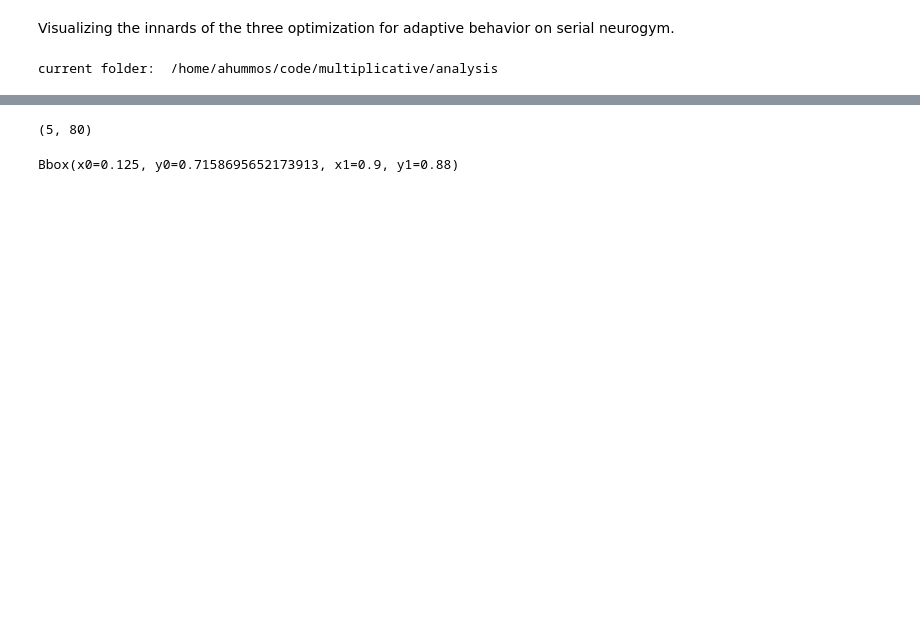
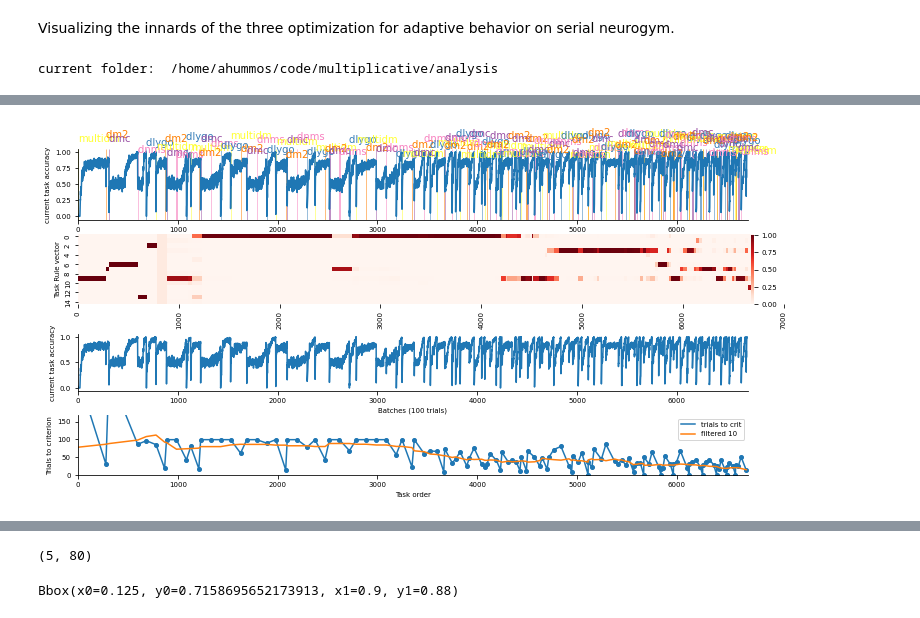
Before and after one commit to hummosa/Thalamus, a Jupyter notebook: analysis/quering_cognitive_disentangler.ipynb, the cells around one changed output, grey strips where cells are left out. Drawn from its saved outputs; the diff is of its cells as text; code cells hidden in the pictures; blank space fills up the shorter version.

```diff
--- a/analysis/quering_cognitive_disentangler.ipynb
+++ b/analysis/quering_cognitive_disentangler.ipynb
@@ -139,10 +68,11 @@ plot_long_term_cluster_discovery(config, training_log, testing_log)
 # %%
-seed = 1
-loops = 0.0
+seed = 2
+loops = 50.0
 task_rule = 1.0
 no_of_tasks = 5
-def load_simulation(data_folder, exp_name, seed, loops, task_rule, no_of_tasks):
-    search_strs=[f'seed{seed}_', f'tasks_{no_of_tasks}_{loops:3.1f}_{task_rule:1.1f}_0.0']
+var4  = 25.0
+def load_simulation(data_folder, exp_name, seed, loops, task_rule, var4, no_of_tasks):
+    search_strs=[f'seed{seed}_', f'tasks_{no_of_tasks}_{loops:3.1f}_{task_rule:1.1f}_{var4:1.1f}']
     testing_logs, test_files = get_logs_and_files(data_folder, exp_name, file_sig='testing_log', search_strs=search_strs)
     training_logs, train_files = get_logs_and_files(data_folder, exp_name, file_sig='training_log', search_strs=search_strs)
     configs, config_files = get_logs_and_files(data_folder, exp_name, file_sig='config', search_strs=search_strs)
@@ -159,4 +89,4 @@ def load_simulation(data_folder, exp_name, seed, loops, task_rule, no_of_tasks):
     return config,training_log,testing_log
 
 
-config, training_log, testing_log = load_simulation(data_folder, 'random_gates_mul', seed, loops, task_rule, no_of_tasks)
+config, training_log, testing_log = load_simulation(data_folder, exp_name, seed, loops, task_rule, var4, no_of_tasks)
@@ -164,0 +93,77 @@ FileNotFoundError: [Errno 2] No such file or directory: './../files/cluster_fu2/
+# %%
+def plot_long_term_cluster_discovery( config, training_log, testing_log):
+    # if len(training_log.bu_context_ids) > 0: context_ids =  training_log.bu_context_ids
+    if len(training_log.td_context_ids) > 0: context_ids =  training_log.td_context_ids
+    elif len(training_log.md_context_ids) > 0: context_ids =  training_log.md_context_ids
+    else:
+        policy_context_id = np.ones([1,config.md_size])/config.md_size
+        context_ids = [policy_context_id.repeat(config.batch_size, 0)] * training_log.stamps[-1]
+
+
+    x0, x1 = 0, training_log.stamps[-1]
+    no_of_values = len(config.tasks)
+    norm = mpl.colors.Normalize(vmin=min([0,no_of_values]), vmax=max([0,no_of_values]))
+    cmap_obj = mpl.cm.get_cmap('Set1') # tab20b tab20
+    cmap = mpl.cm.ScalarMappable(norm=norm, cmap=cmap_obj)
+
+    switches=  training_log.switch_trialxxbatch[:]
+    # switches=  training_log.switch_trialxxbatch[1:] # earlier on I must have added zero as a switch trial
+
+    fig, axes = plt.subplots(4,1, figsize=[12,6], sharex = False)
+
+    ax = axes[0]
+    # print(ax.get_position())
+    # ax.set_position(mpl.transforms.Bbox([[0.125, 0.715], [.747, 0.880]]))
+    ax.plot(np.array(training_log.stamps)[x0:x1], np.array(training_log.accuracies)[x0:x1])
+    for ri in range(len(switches)-1):
+        ax.axvspan(training_log.switch_trialxxbatch[ri], training_log.switch_trialxxbatch[ri]+1, color =cmap.to_rgba(training_log.switch_task_id[ri]) , alpha=0.5)
+        id = training_log.switch_task_id[ri]
+        task_name = config.human_task_names[id]
+        ax.text(training_log.switch_trialxxbatch[ri], 1.0 + np.random.uniform(-0.1, 0.25), task_name, color= cmap.to_rgba(id) , fontsize=10)
+    ax.set_ylabel('current task accuracy')
+    ax.set_xlim([x0, x1])
+
+    ax = axes[1] # context ids
+    md = np.stack([m[0] for m in context_ids])
+    # print(fig.get_axes())
+    im = sns.heatmap(md.T, cmap='Reds', ax = ax)#, vmax=md.max()/3)
+    # print(fig.get_axes())
+    # print('colorbar pos:', fig.get_axes()[-1].get_position())
+    fig.get_axes()[-1].set_position(mpl.transforms.Bbox([[0.9037,0.52],[.90785, 0.680]]))
+    # ax.get_shared_x_axes().join(ax, axes[0])
+    ax.set_xticks(axes[0].get_xticks())
+    ax.set_xticklabels(axes[0].get_xticklabels())
+    ax.set_xlabel('Batches (100 trials)')
+    ax.set_ylabel('Task Rule vector')
+
+    ax.set_position(mpl.transforms.Bbox([[0.125,0.52],[.942, 0.683]]))
+    # ax.set_position(mpl.transforms.Bbox([[0.125,0.52],[.99, 0.683]]))
+    # print(ax.get_position())
+
+    ax = axes[2] # mean_bu
+    ax.plot(np.array(training_log.stamps)[x0:x1], np.array(training_log.accuracies)[x0:x1])
+    ax.set_xlim([x0, x1])
+    ax.set_ylabel('current task accuracy')
+    ax.set_xlabel('Batches (100 trials)')
+    # print(ax.get_position())
+    # =0.125, y0=0.32195652173913036, x1=0.9, y1=0.4860869565217391
+    ax.set_position(mpl.transforms.Bbox([[0.125,0.32],[.9, 0.45]]))
+
+    ax = axes[3]
+    # ax.plot(training_log.trials_to_crit, label = 'trials to crit')
+    ax.plot(training_log.switch_trialxxbatch, training_log.trials_to_crit, label = 'trials to crit', color='tab:blue')
+    ax.plot(training_log.switch_trialxxbatch,training_log.trials_to_crit, 'o', markersize=4, color='tab:blue')
+    filter=10
+    filtered_mean = np.convolve(np.array(training_log.trials_to_crit), np.ones(filter)/filter, 'same')
+    ax.plot(training_log.switch_trialxxbatch,filtered_mean, label=f'filtered {filter}', color='tab:orange')
+    ax.set_ylabel('Trials to criterion')
+    ax.set_xlabel('Task order')
+    ax.set_xlim([x0, x1])
+    ax.set_ylim(0, filtered_mean.max()*1.5)
+    ax.legend()
+    # print(ax.get_position())
+    ax.set_position(mpl.transforms.Bbox([[0.125,0.125],[.90, 0.263]]))
+    # plt.savefig('./files/saved.jpg', dpi=300)
+plot_long_term_cluster_discovery(config, training_log, testing_log)
+# %% [output]
+[figure, new version]
```
Also changed, not shown: parts of 7 cells of this notebook, 7 other files.
